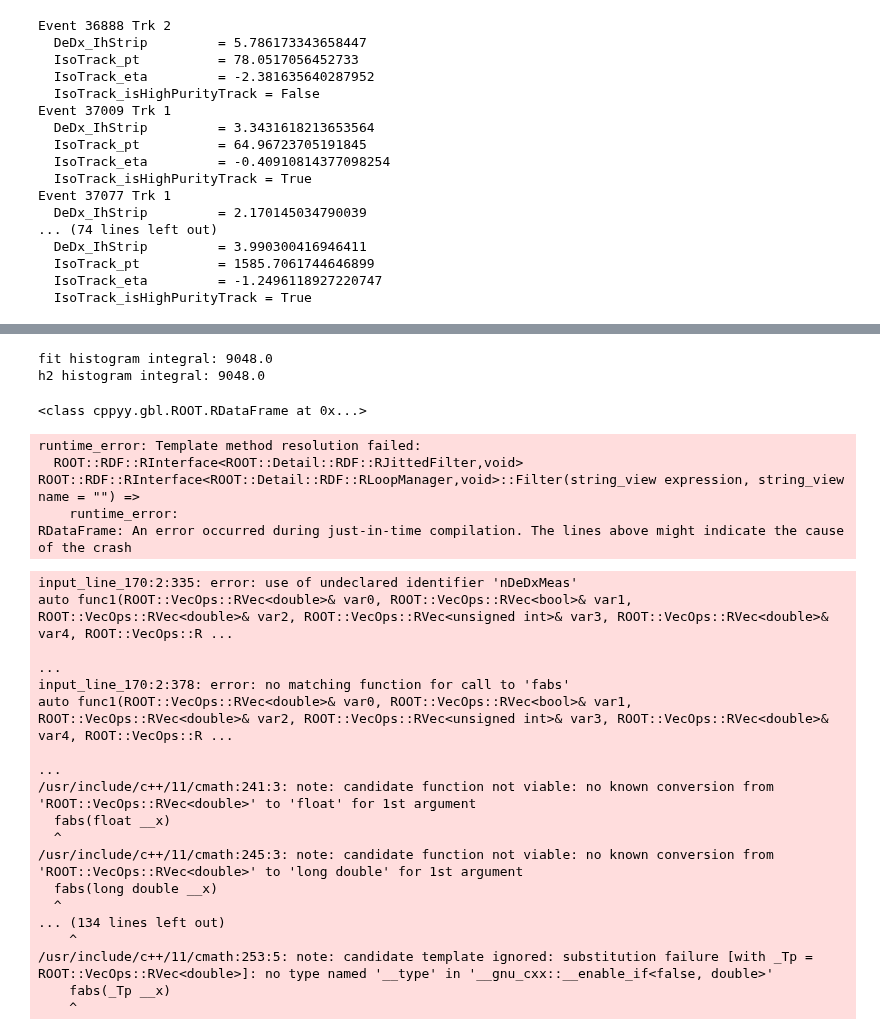
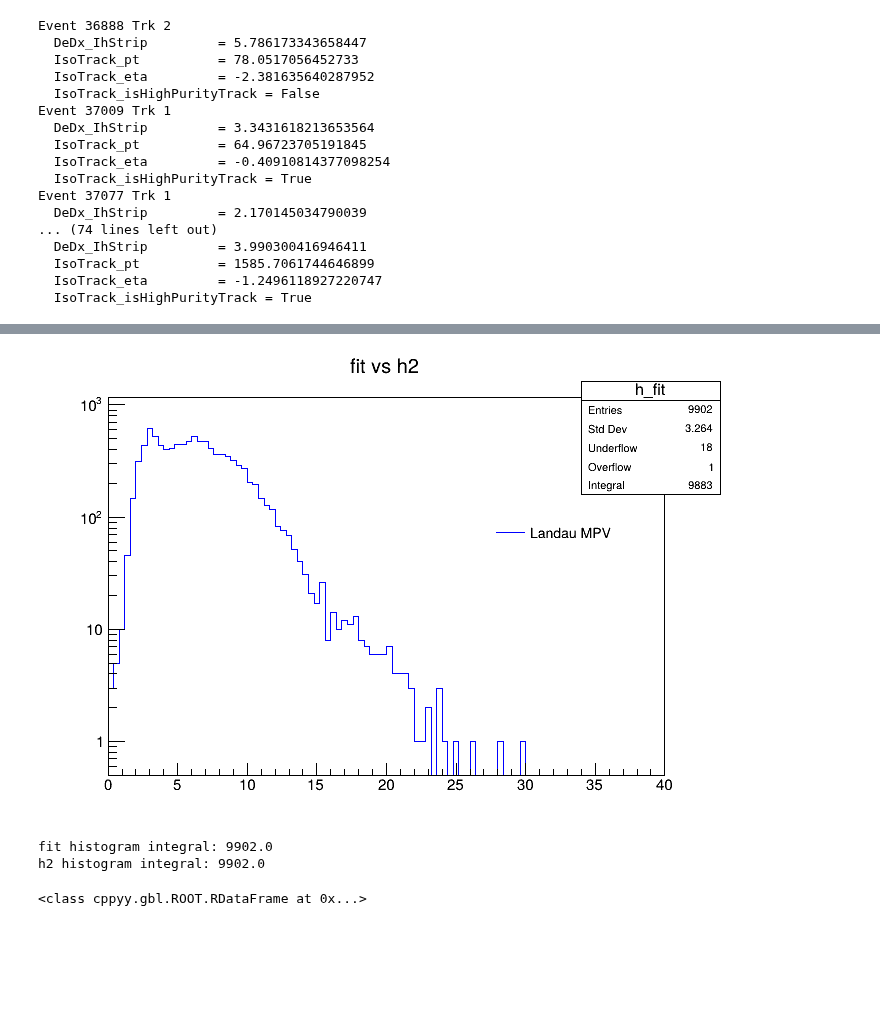
Before and after one commit to both-sides/optimizing_DEDx_estimator, a Jupyter notebook: notebooks/fit.ipynb, the cells around one changed output, grey strips where cells are left out. Cells and saved outputs as stored; diff of their text form; code cells hidden in the pictures; blank space fills up the shorter version.

```diff
--- a/notebooks/fit.ipynb
+++ b/notebooks/fit.ipynb
@@ -290,0 +292,28 @@ c.Draw()
+# %%
+c = rt.TCanvas()
+c.SetLogy()
+# N = len(corel_params)
+hist_mpv = rt.TH1F("h_fit", "fit vs h2", 100, 0, 40)
+
+
+
+for mpv, h2 in corel_params:
+  hist_mpv.Fill(mpv)
+
+
+hist_mpv.SetLineColor(rt.kBlue)
+
+
+
+hist_mpv.Draw()
+
+
+leg = rt.TLegend(0.65, 0.55, 0.88, 0.68)  # x1,y1,x2,y2 in NDC
+leg.SetBorderSize(0)
+leg.SetFillStyle(0)
+leg.AddEntry(hist_mpv, "Landau MPV", "l")
+
+leg.Draw()
+
+c.Draw()
+# %% [output]
@@ -291,53 +321,19 @@ c.Draw()
+[figure, added]
 # %%
 fit_tot = hist_mpv.Integral(0, -1)
 h2_tot = hist_h2.Integral(0, -1)
 
 print(f"fit histogram integral: {fit_tot}\nh2 histogram integral: {h2_tot} ")
 # %% [output]
-fit histogram integral: 9048.0
-h2 histogram integral: 9048.0
+fit histogram integral: 9902.0
+h2 histogram integral: 9902.0
 # %%
 import pandas as pd
 print(type(df))
 # %% [output]
 <class cppyy.gbl.ROOT.RDataFrame at 0x...>
 # %%
-cuts = (
-    "(DeDx_PixelNoL1NOM >= 2) && "
-    "(IsoTrack_pt > 55) && "
-    "HLT_Mu50 && "
-    "(IsoTrack_fractionOfValidHits > 0.8) && "
-    "(nDeDxMeas >= 10) && "          # see §3
-    "IsoTrack_isHighPurityTrack && "
-    "(IsoTrack_normChi2 < 5) && "
-    "(fabs(IsoTrack_dxy) < 0.02) && "
-    "(fabs(IsoTrack_dz)  < 0.10)"
-)
-
-rdf_sel = df.Filter(cuts, "selection")
-print("Tracks passing selection:", rdf_sel.Count().GetValue())
+# rdf_sel = utils.apply_sequential_filters(df)
-# %% [output]
-runtime_error: Template method resolution failed:
-  ROOT::RDF::RInterface<ROOT::Detail::RDF::RJittedFilter,void> ROOT::RDF::RInterface<ROOT::Detail::RDF::RLoopManager,void>::Filter(string_view expression, string_view name = "") =>
-    runtime_error:
-RDataFrame: An error occurred during just-in-time compilation. The lines above might indicate the cause of the crash
-input_line_170:2:335: error: use of undeclared identifier 'nDeDxMeas'
-auto func1(ROOT::VecOps::RVec<double>& var0, ROOT::VecOps::RVec<bool>& var1, ROOT::VecOps::RVec<double>& var2, ROOT::VecOps::RVec<unsigned int>& var3, ROOT::VecOps::RVec<double>& var4, ROOT::VecOps::R ...
-                                                                                                                                                                                                         ...
-input_line_170:2:378: error: no matching function for call to 'fabs'
-auto func1(ROOT::VecOps::RVec<double>& var0, ROOT::VecOps::RVec<bool>& var1, ROOT::VecOps::RVec<double>& var2, ROOT::VecOps::RVec<unsigned int>& var3, ROOT::VecOps::RVec<double>& var4, ROOT::VecOps::R ...
-                                                                                                                                                                                                         ...
-/usr/include/c++/11/cmath:241:3: note: candidate function not viable: no known conversion from 'ROOT::VecOps::RVec<double>' to 'float' for 1st argument
-  fabs(float __x)
-  ^
-/usr/include/c++/11/cmath:245:3: note: candidate function not viable: no known conversion from 'ROOT::VecOps::RVec<double>' to 'long double' for 1st argument
-  fabs(long double __x)
-  ^
-... (134 lines left out)
-    ^
-/usr/include/c++/11/cmath:253:5: note: candidate template ignored: substitution failure [with _Tp = ROOT::VecOps::RVec<double>]: no type named '__type' in '__gnu_cxx::__enable_if<false, double>'
-    fabs(_Tp __x)
-    ^
 # %%
 # drawer.save(c, f"{utils.PLOTS_DIR}/fit_vs_h2(used_precalculated_h2_vals_logy)",["png"])
 # %%
```
Also changed, not shown: parts of 6 cells of this notebook, 1 other file.
